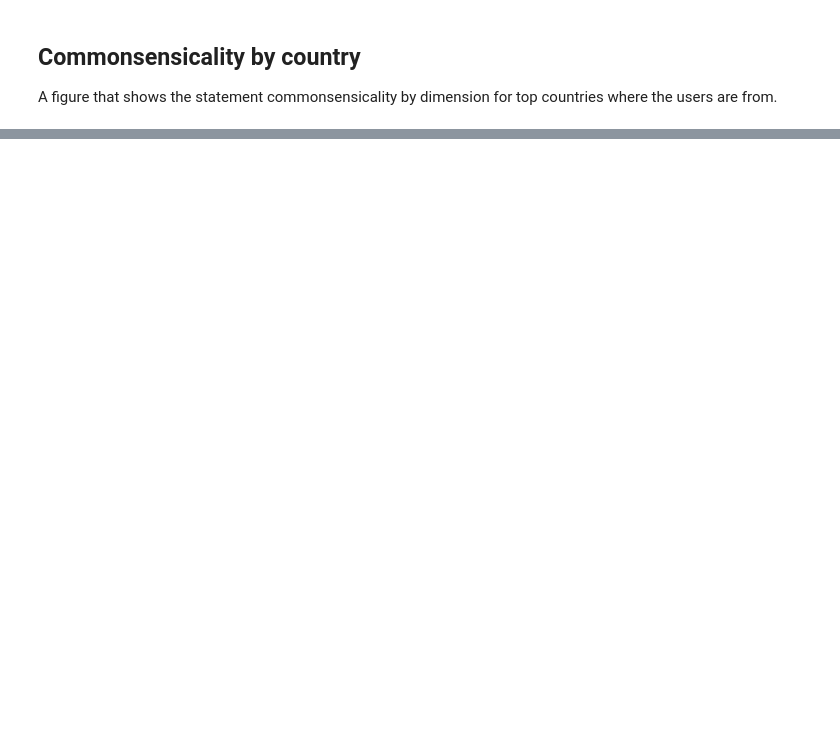
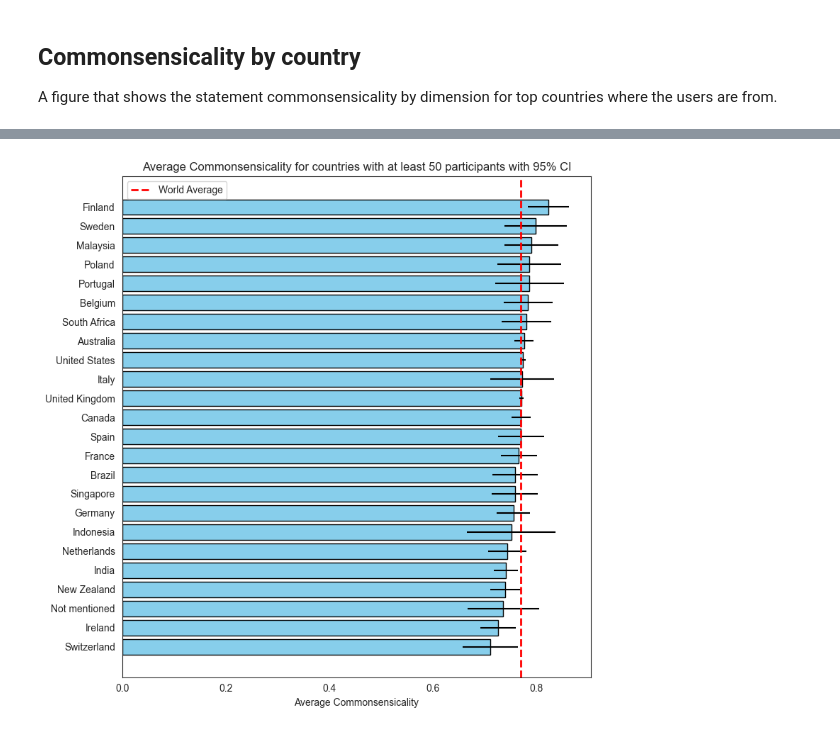
Before and after one commit to Watts-Lab/commonsense-data, a Jupyter notebook: .scripts/dashboard.ipynb, the cells around one changed output, grey strips where cells are left out. Cells and saved outputs as stored; diff of their text form; code cells hidden in the pictures; blank space fills up the shorter version.

```diff
--- a/.scripts/dashboard.ipynb
+++ b/.scripts/dashboard.ipynb
@@ -790,0 +815,39 @@ plt.savefig("average_commonsensicality_by_country.pdf", dpi=300, bbox_inches="ti
+# %%
+pandas_df_commonsense_country_info = df_commonsense_country_info.to_pandas()
+
+world_avg = df_commonsense_country_info["commonsensicality"].mean()
+
+grouped = (
+    pandas_df_commonsense_country_info.groupby("country_reside")["commonsensicality"]
+    .agg(["mean", "std", "count"])
+    .reset_index()
+)
+grouped.rename(columns={"mean": "avg_commonsensicality"}, inplace=True)
+
+# remove countries with less than 2 participants
+grouped = grouped[grouped["count"] >= 10]
+
+grouped["ci"] = 1.96 * grouped["std"] / np.sqrt(grouped["count"])
+
+grouped_sorted = grouped.sort_values("avg_commonsensicality", ascending=True)
+
+plt.figure(figsize=(8, 8))
+plt.barh(
+    grouped_sorted["country_reside"],
+    grouped_sorted["avg_commonsensicality"],
+    xerr=grouped_sorted["ci"],
+    color="skyblue",
+    edgecolor="black",
+)
+
+plt.axvline(
+    x=world_avg, color="red", linestyle="--", linewidth=2, label="World Average"
+)
+
+plt.xlabel("Average Commonsensicality")
+plt.title("Average Commonsensicality for countries with at least 50 participants with 95% CI")
+plt.legend()
+plt.tight_layout()
+plt.savefig("average_commonsensicality_by_country.pdf", dpi=300, bbox_inches="tight")
+# %% [output]
+[figure, added]
```
Also changed, not shown: parts of 12 cells of this notebook.
